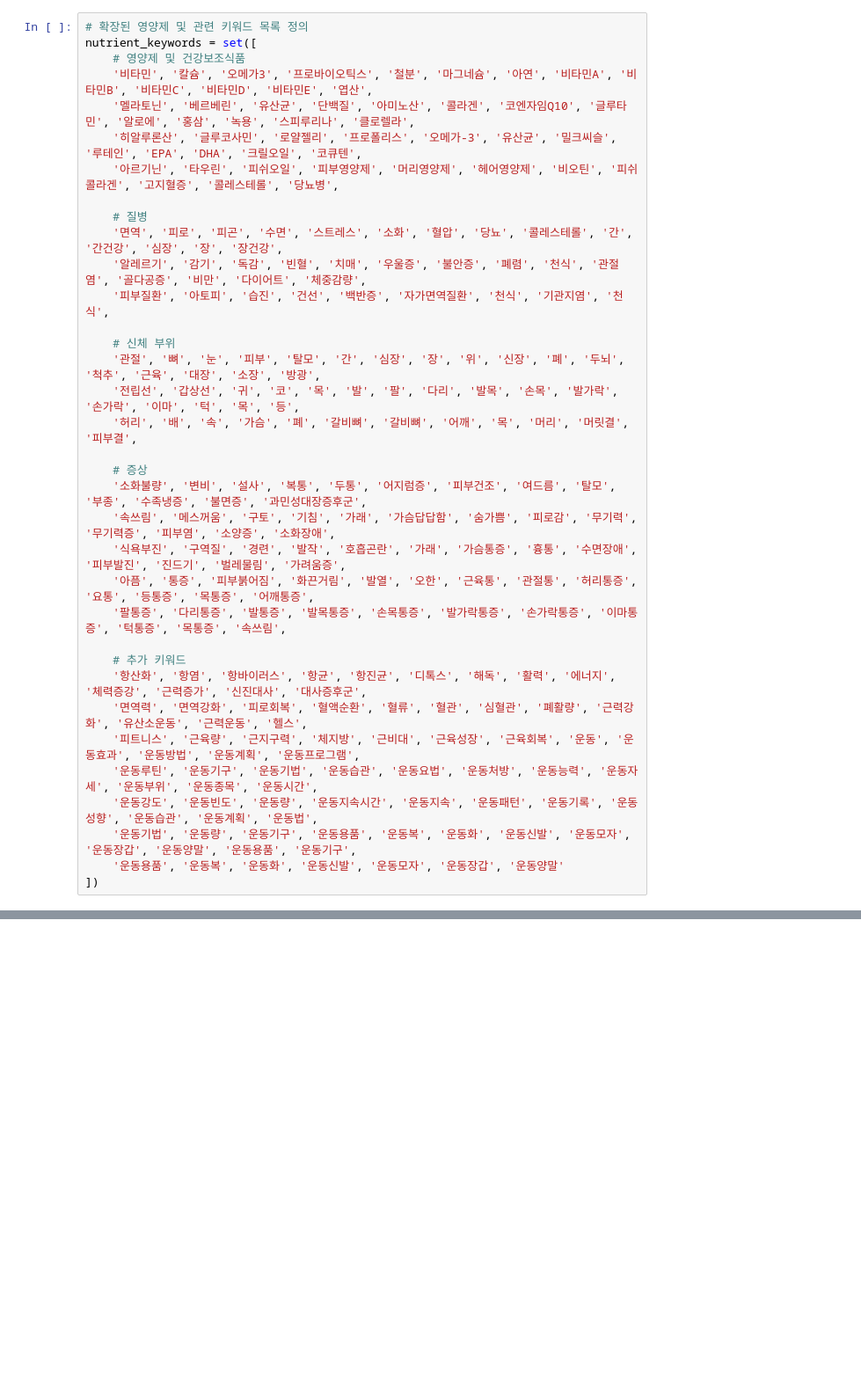
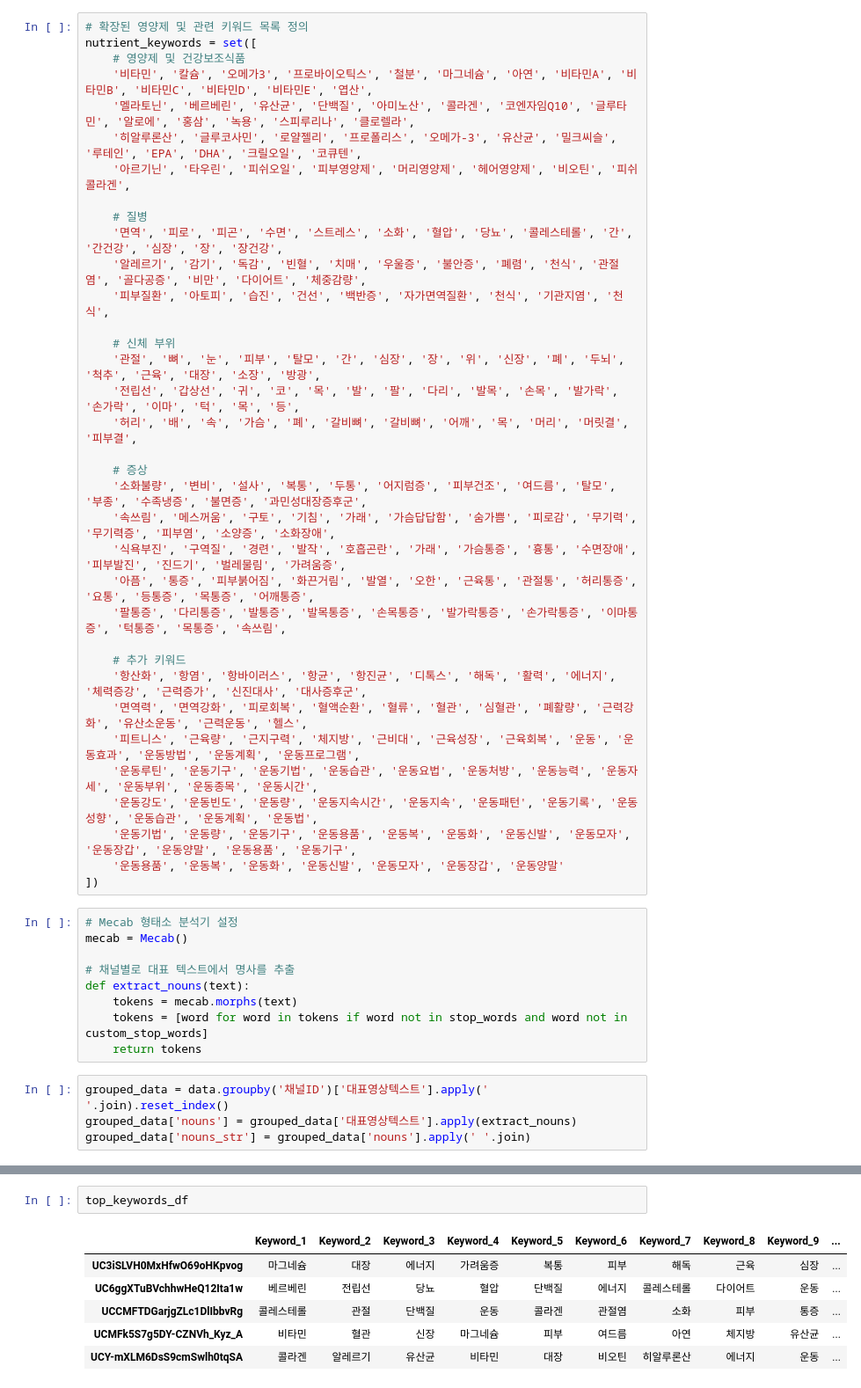
Before and after one commit to arkwith7/aSSIST_DM1, a Jupyter notebook: 99_data_analysis/video_text_analysis.ipynb, the cells around one changed output, grey strips where cells are left out. Shown at 88% size. Saved outputs shown, nothing was run; the diff lists cells and outputs as text; blank space fills up the shorter version.

```diff
--- a/99_data_analysis/video_text_analysis.ipynb
+++ b/99_data_analysis/video_text_analysis.ipynb
@@ -89,7 +49,7 @@ nutrient_keywords = set([
     '비타민', '칼슘', '오메가3', '프로바이오틱스', '철분', '마그네슘', '아연', '비타민A', '비타민B', '비타민C', '비타민D', '비타민E', '엽산',
     '멜라토닌', '베르베린', '유산균', '단백질', '아미노산', '콜라겐', '코엔자임Q10', '글루타민', '알로에', '홍삼', '녹용', '스피루리나', '클로렐라',
     '히알루론산', '글루코사민', '로얄젤리', '프로폴리스', '오메가-3', '유산균', '밀크씨슬', '루테인', 'EPA', 'DHA', '크릴오일', '코큐텐',
-    '아르기닌', '타우린', '피쉬오일', '피부영양제', '머리영양제', '헤어영양제', '비오틴', '피쉬콜라겐', '고지혈증', '콜레스테롤', '당뇨병',
+    '아르기닌', '타우린', '피쉬오일', '피부영양제', '머리영양제', '헤어영양제', '비오틴', '피쉬콜라겐',
 
     # 질병
     '면역', '피로', '피곤', '수면', '스트레스', '소화', '혈압', '당뇨', '콜레스테롤', '간', '간건강', '심장', '장', '장건강',
@@ -117,3 +77,16 @@ nutrient_keywords = set([
     '운동기법', '운동량', '운동기구', '운동용품', '운동복', '운동화', '운동신발', '운동모자', '운동장갑', '운동양말', '운동용품', '운동기구',
     '운동용품', '운동복', '운동화', '운동신발', '운동모자', '운동장갑', '운동양말'
 ])
+# %%
+# Mecab 형태소 분석기 설정
+mecab = Mecab()
+
+# 채널별로 대표 텍스트에서 명사를 추출
+def extract_nouns(text):
+    tokens = mecab.morphs(text)
+    tokens = [word for word in tokens if word not in stop_words and word not in custom_stop_words]
+    return tokens
+# %%
+grouped_data = data.groupby('채널ID')['대표영상텍스트'].apply(' '.join).reset_index()
+grouped_data['nouns'] = grouped_data['대표영상텍스트'].apply(extract_nouns)
+grouped_data['nouns_str'] = grouped_data['nouns'].apply(' '.join)
@@ -119,0 +121,9 @@ nutrient_keywords = set([
+# %%
+top_keywords_df
+# %% [output]
+|  | Keyword_1 | Keyword_2 | Keyword_3 | Keyword_4 | Keyword_5 | Keyword_6 | Keyword_7 | Keyword_8 | Keyword_9 | ... |
+| UC3iSLVH0MxHfwO69oHKpvog | 마그네슘 | 대장 | 에너지 | 가려움증 | 복통 | 피부 | 해독 | 근육 | 심장 | ... |
+| UC6ggXTuBVchhwHeQ12Ita1w | 베르베린 | 전립선 | 당뇨 | 혈압 | 단백질 | 에너지 | 콜레스테롤 | 다이어트 | 운동 | ... |
+| UCCMFTDGarjgZLc1DlIbbvRg | 콜레스테롤 | 관절 | 단백질 | 운동 | 콜라겐 | 관절염 | 소화 | 피부 | 통증 | ... |
+| UCMFk5S7g5DY-CZNVh_Kyz_A | 비타민 | 혈관 | 신장 | 마그네슘 | 피부 | 여드름 | 아연 | 체지방 | 유산균 | ... |
+| UCY-mXLM6DsS9cmSwlh0tqSA | 콜라겐 | 알레르기 | 유산균 | 비타민 | 대장 | 비오틴 | 히알루론산 | 에너지 | 운동 | ... |
```
Also changed, not shown: parts of 19 cells of this notebook.
